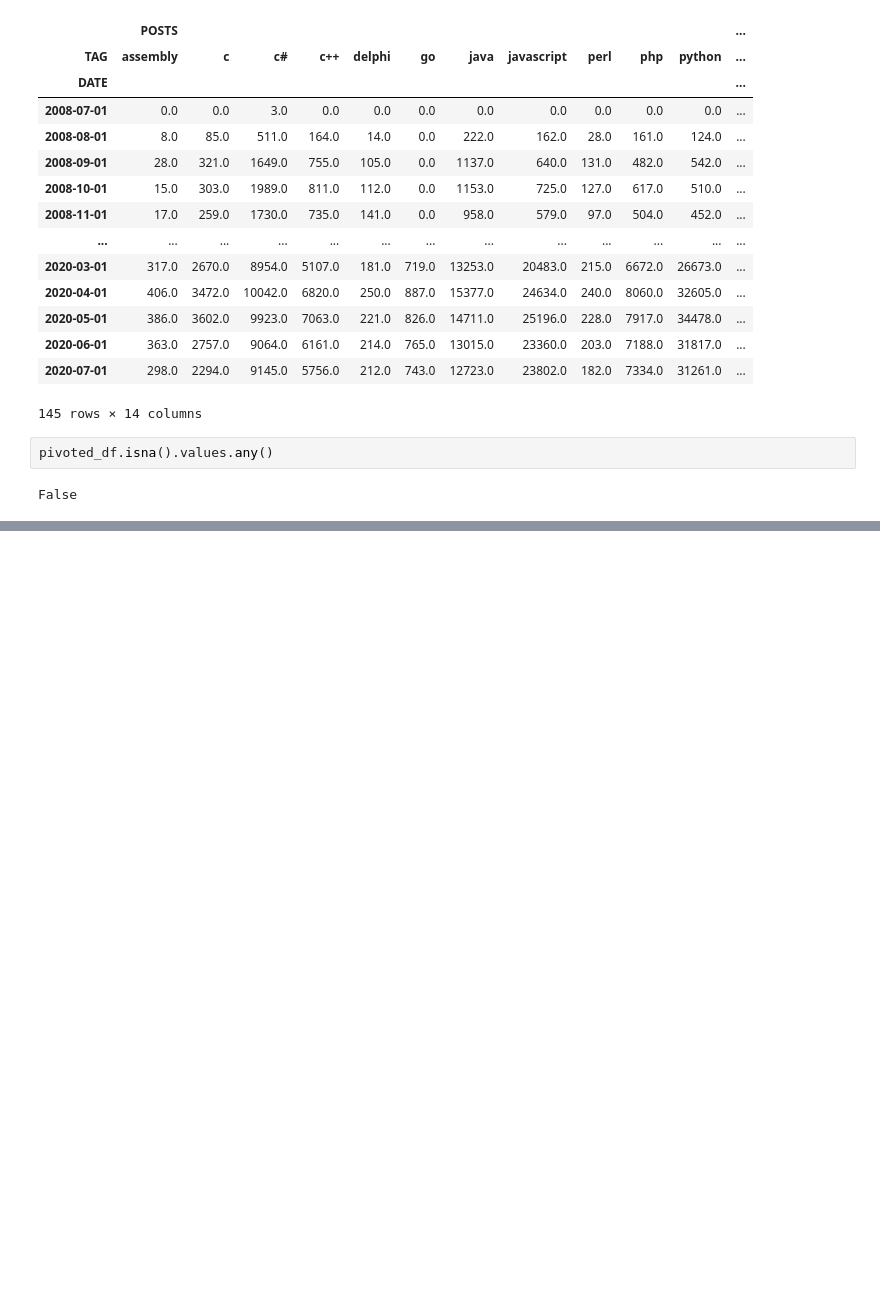
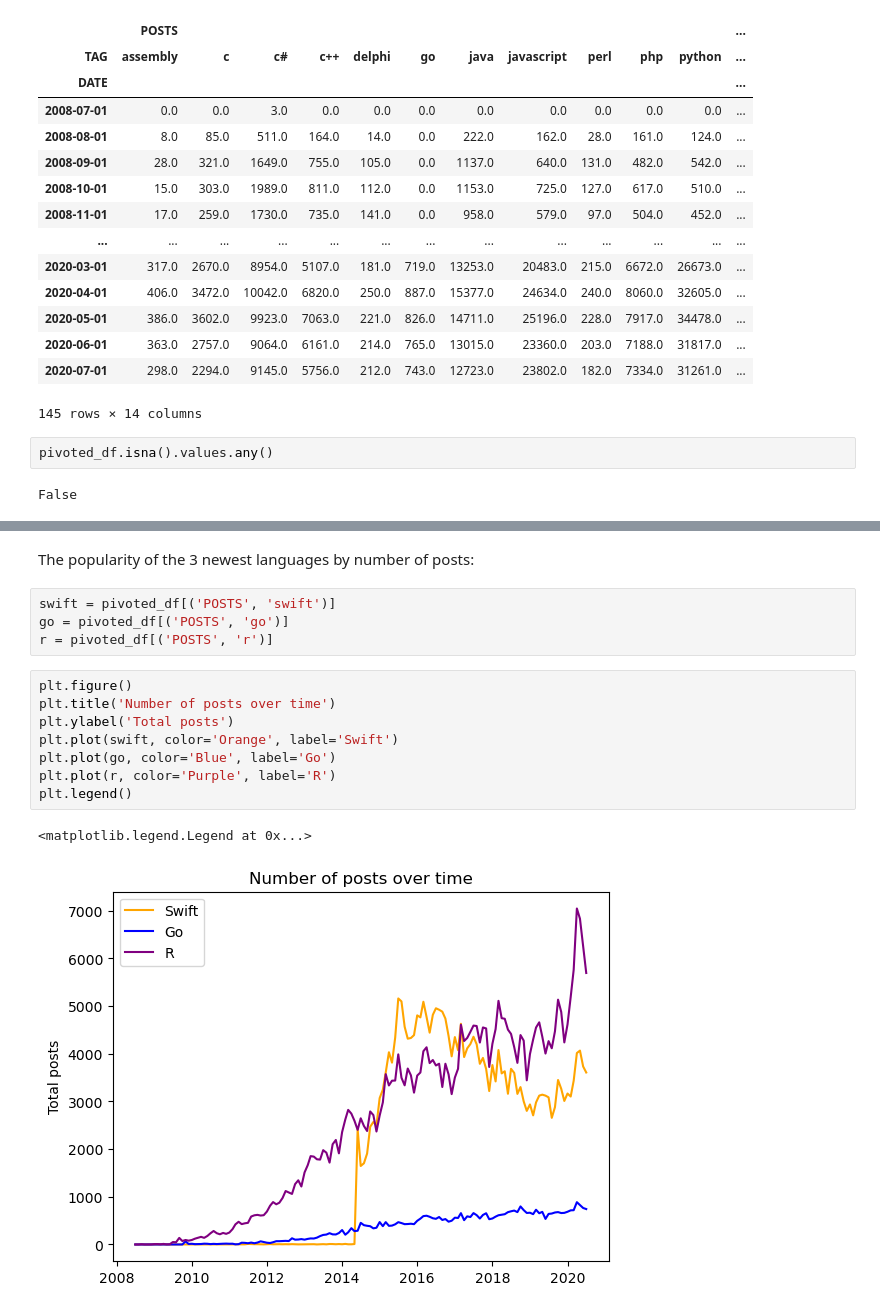
Before and after one commit to Am1tp/DataAnalysis-JupyterNotebook-MostPopularProgrammingLanguage, a Jupyter notebook: Programming-Languages-Stack-Overflow.ipynb, the cells around one changed output, grey strips where cells are left out. Cells and saved outputs as stored; diff of their text form; blank space fills up the shorter version.

```diff
--- a/Programming-Languages-Stack-Overflow.ipynb
+++ b/Programming-Languages-Stack-Overflow.ipynb
@@ -196,0 +240,17 @@ False
+# %% [markdown]
+The popularity of the 3 newest languages by number of posts:
+# %%
+swift = pivoted_df[('POSTS', 'swift')]
+go = pivoted_df[('POSTS', 'go')]
+r = pivoted_df[('POSTS', 'r')]
+# %%
+plt.figure()
+plt.title('Number of posts over time')
+plt.ylabel('Total posts')
+plt.plot(swift, color='Orange', label='Swift')
+plt.plot(go, color='Blue', label='Go')
+plt.plot(r, color='Purple', label='R')
+plt.legend()
+# %% [output]
+<matplotlib.legend.Legend at 0x...>
+[figure, added]
```
Also changed, not shown: parts of 13 cells of this notebook.
